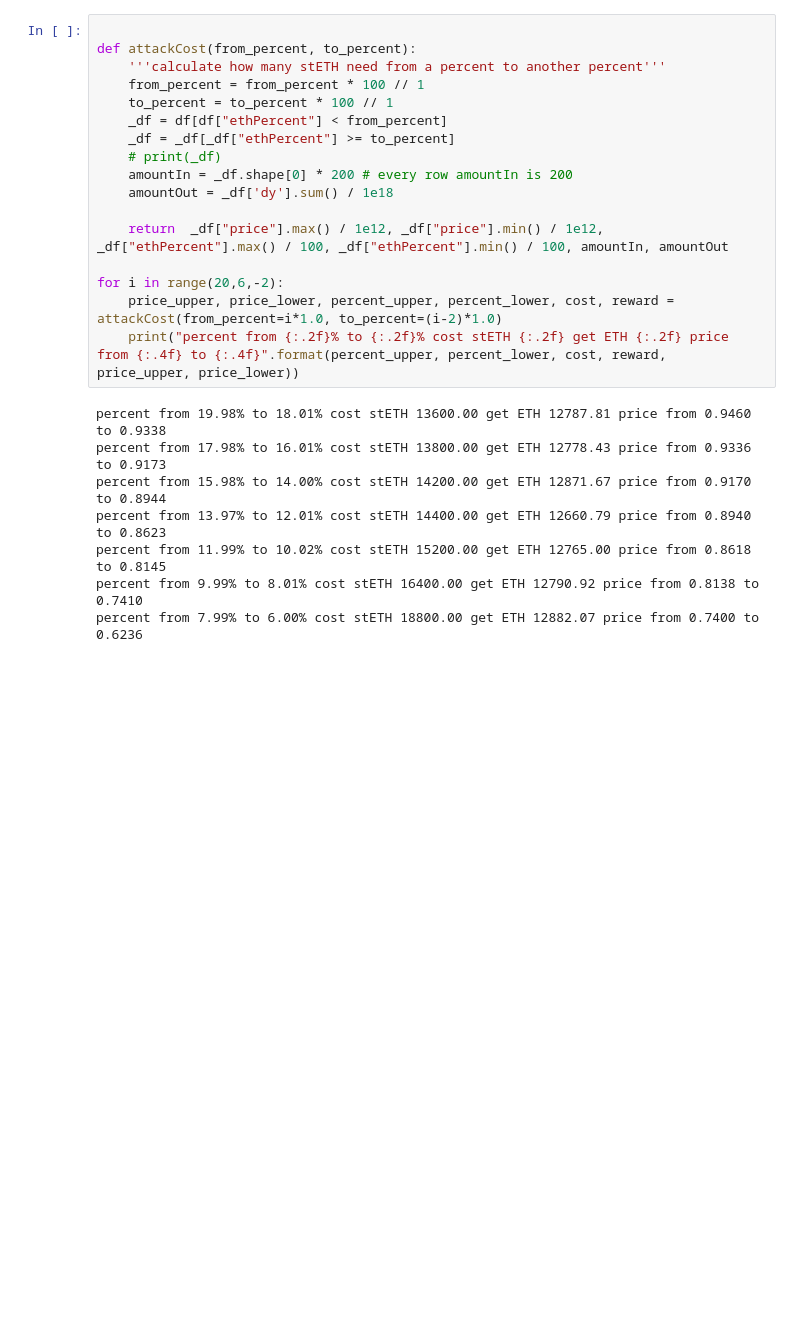
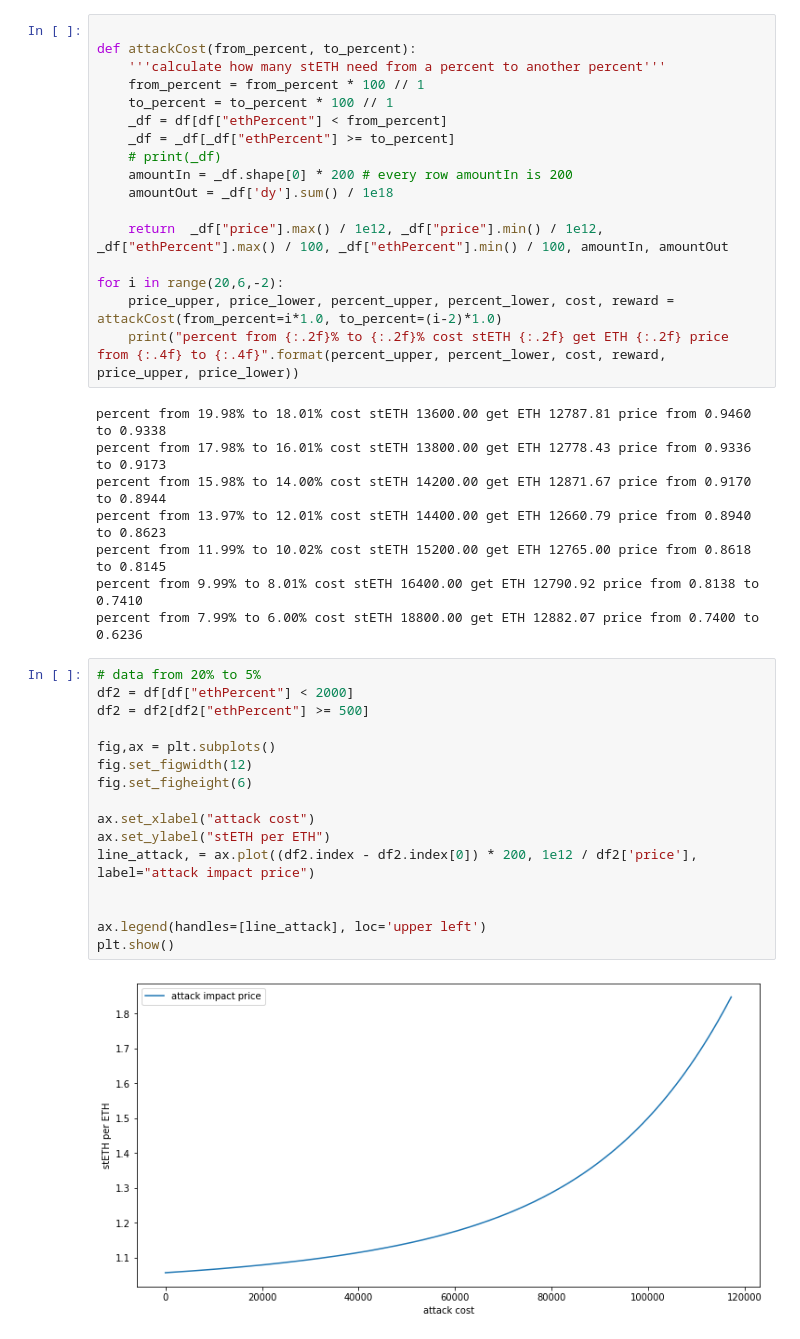
Before and after one commit to 0x-stan/curve-slippage, a Jupyter notebook: slippage_analysis.ipynb, the cells around one changed output. Drawn from its saved outputs; the diff is of its cells as text; blank space fills up the shorter version.

Commit message:
attack cost impact price

```diff
--- a/slippage_analysis.ipynb
+++ b/slippage_analysis.ipynb
@@ -65,3 +65,21 @@ percent from 13.97% to 12.01% cost stETH 14400.00 get ETH 12660.79 price from 0.
 percent from 11.99% to 10.02% cost stETH 15200.00 get ETH 12765.00 price from 0.8618 to 0.8145
 percent from 9.99% to 8.01% cost stETH 16400.00 get ETH 12790.92 price from 0.8138 to 0.7410
 percent from 7.99% to 6.00% cost stETH 18800.00 get ETH 12882.07 price from 0.7400 to 0.6236
+# %%
+# data from 20% to 5%
+df2 = df[df["ethPercent"] < 2000]
+df2 = df2[df2["ethPercent"] >= 500]
+
+fig,ax = plt.subplots()
+fig.set_figwidth(12)
+fig.set_figheight(6)
+
+ax.set_xlabel("attack cost")
+ax.set_ylabel("stETH per ETH")
+line_attack, = ax.plot((df2.index - df2.index[0]) * 200, 1e12 / df2['price'], label="attack impact price")
+
+
+ax.legend(handles=[line_attack], loc='upper left')
+plt.show()
+# %% [output]
+[figure, added]
```
Also changed, not shown: parts of 1 cell of this notebook.
